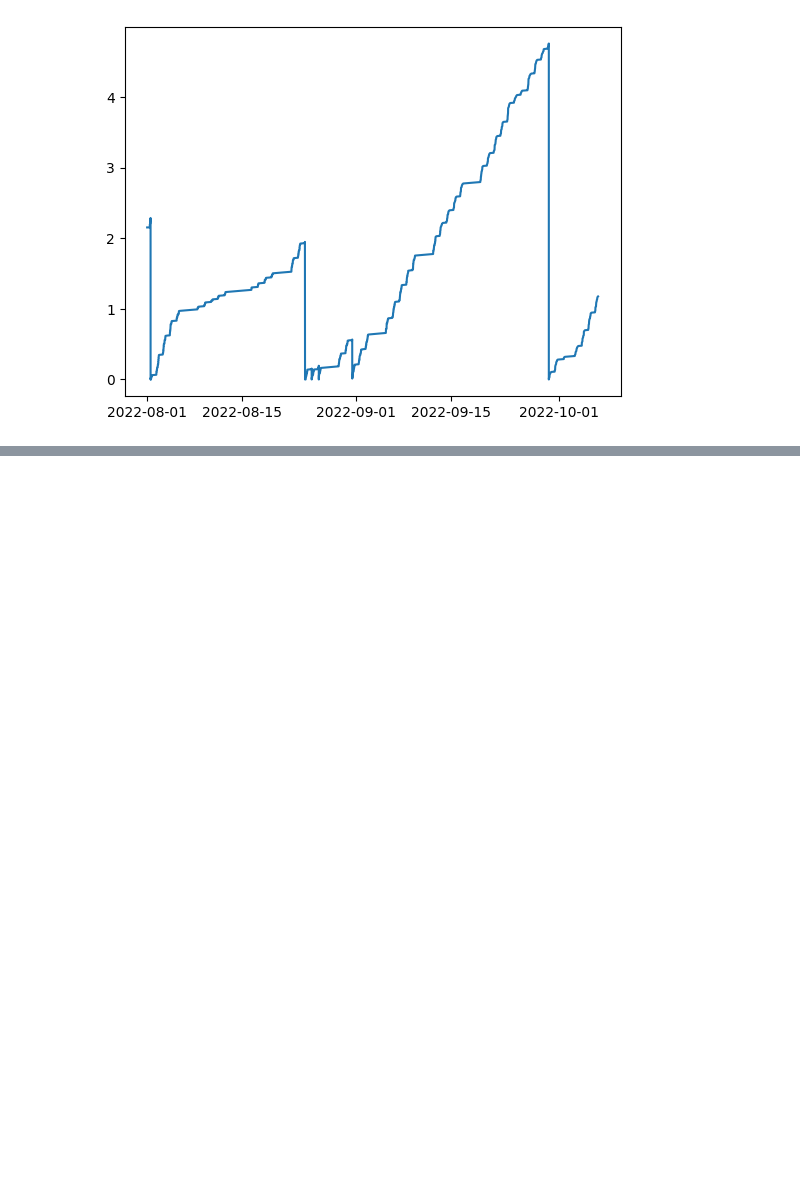
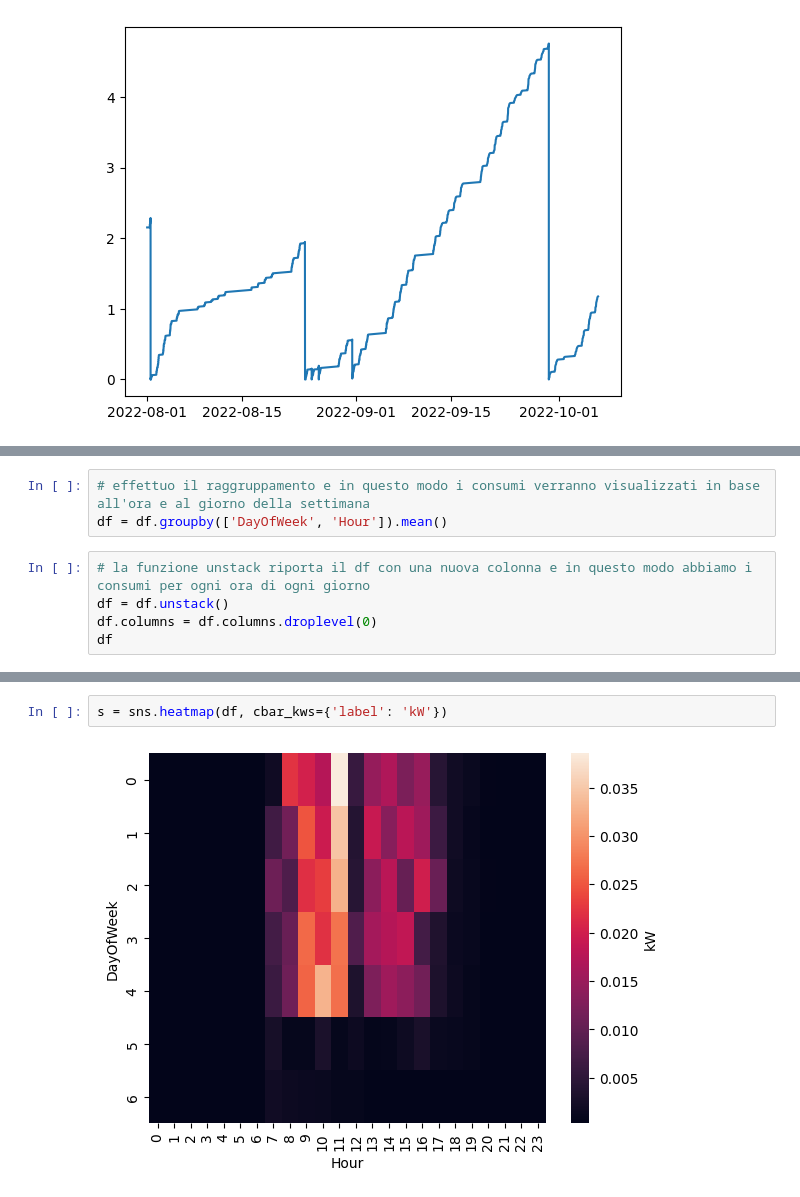
Before and after one commit to Marawan89/bigData_project, a Jupyter notebook: coffee_machine_heatmap.ipynb, the cells around one changed output, grey strips where cells are left out. Cells and saved outputs as stored; diff of their text form; blank space fills up the shorter version.

```diff
--- a/coffee_machine_heatmap.ipynb
+++ b/coffee_machine_heatmap.ipynb
@@ -182,0 +193,8 @@ df
+# %%
+# effettuo il raggruppamento e in questo modo i consumi verranno visualizzati in base all'ora e al giorno della settimana
+df = df.groupby(['DayOfWeek', 'Hour']).mean()
+# %%
+# la funzione unstack riporta il df con una nuova colonna e in questo modo abbiamo i consumi per ogni ora di ogni giorno
+df = df.unstack()
+df.columns = df.columns.droplevel(0)
+df
@@ -182,0 +212,4 @@ df
+# %%
+s = sns.heatmap(df, cbar_kws={'label': 'kW'})
+# %% [output]
+[figure, added]
```
Also changed, not shown: parts of 18 cells of this notebook.
